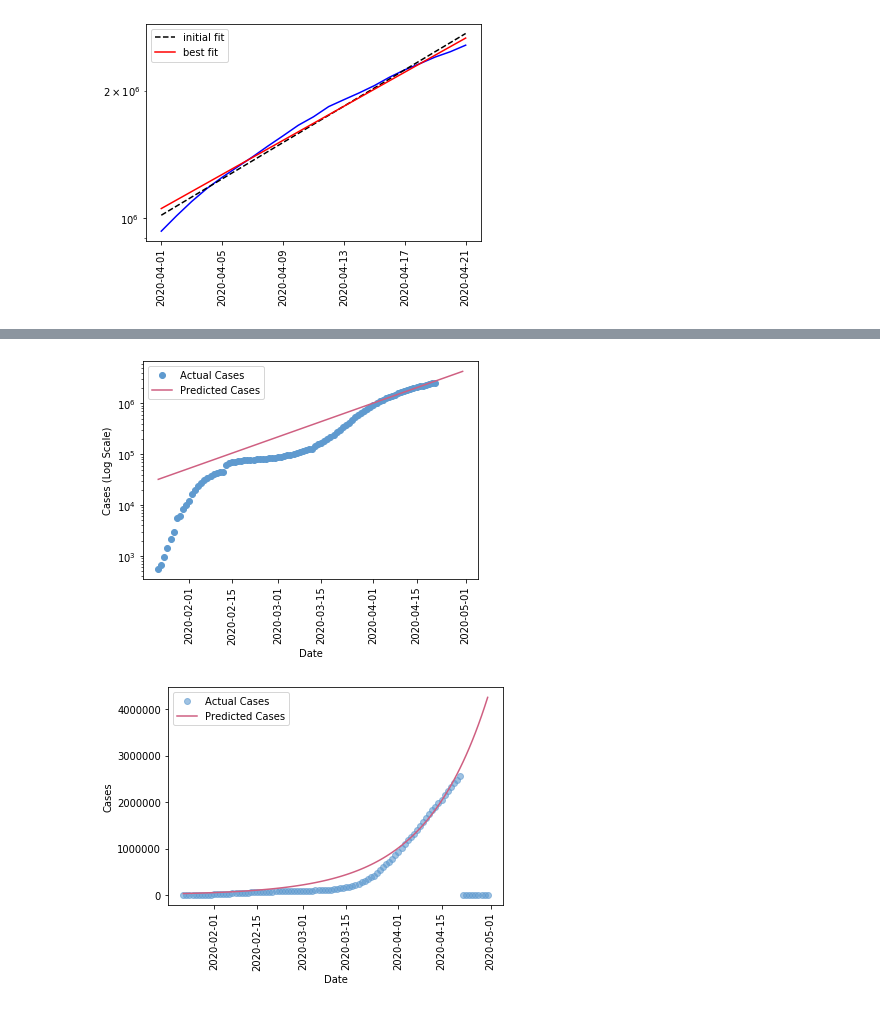
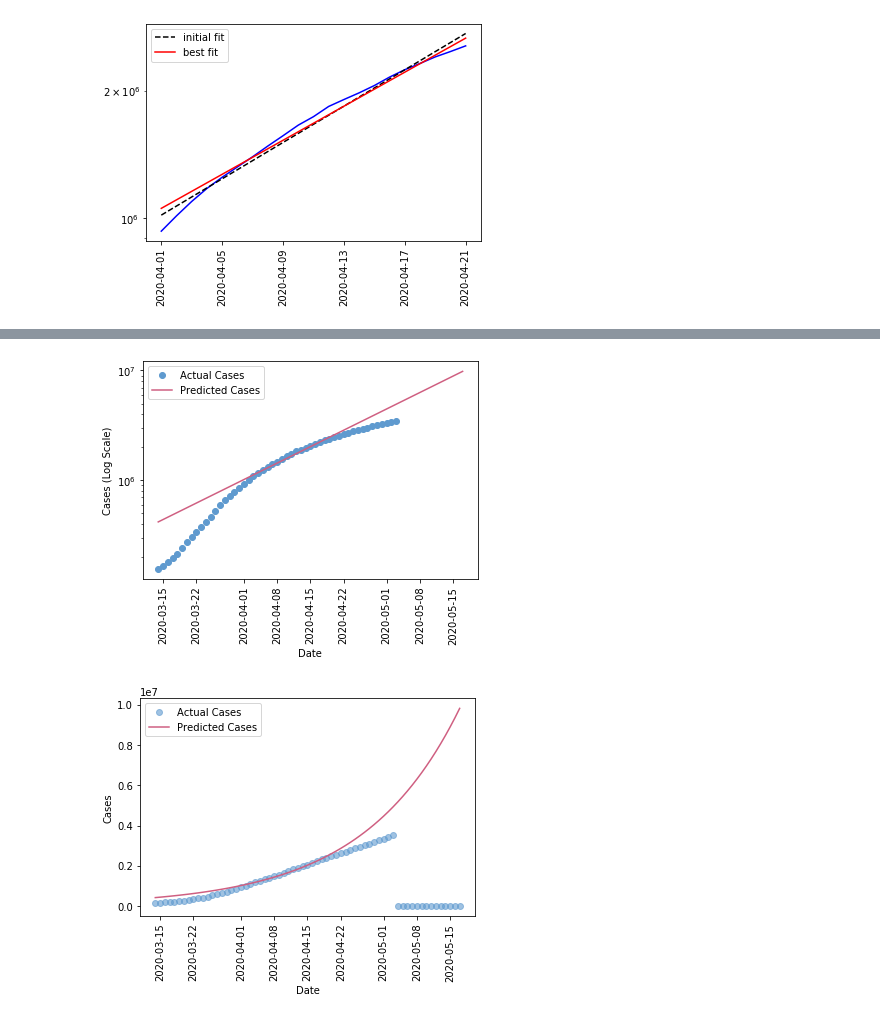
Before and after one commit to mortie23/covid-19-analysis, a Jupyter notebook: python/notebook.ipynb, the cells around one changed output, grey strips where cells are left out. Drawn from its saved outputs; the diff is of its cells as text; code cells hidden in the pictures.

Commit message:
adding new data

```diff
--- a/python/notebook.ipynb
+++ b/python/notebook.ipynb
@@ -75,6 +75,9 @@ Index(['prov_state', 'country', 'lat', 'lon', 'date_char', 'cases', 'date'], dty
 # Aggregate to basic global timeseries
 tsdata_global = tsdata_stack.groupby(['date'])[['cases']].sum().reset_index()
 tsdata_global['days_since'] = (pd.to_datetime('2020-01-21') - tsdata_global['date']).dt.days.abs()
+## Get the max and min date in the dataset
+date_min = tsdata_global.date.min()
+date_max = tsdata_global.date.max()
 tsdata_global
 # %% [output]
 |  | date | cases | days_since |
@@ -153,5 +163,5 @@ tsdata_recent
 # %%
-## Fit a model
-model = ExponentialModel()
-params = model.guess(tsdata_recent['cases'], x=tsdata_recent['days_since'])
-result = model.fit(tsdata_recent['cases'], params, x=tsdata_recent['days_since'])
+## Fit an exponential model
+modelExp = ExponentialModel()
+paramsExp = modelExp.guess(tsdata_recent['cases'], x=tsdata_recent['days_since'])
+resultExp = modelExp.fit(tsdata_recent['cases'], paramsExp, x=tsdata_recent['days_since'])
@@ -203,0 +249,5 @@ plt.show()
+# %%
+## Create a line space that represtents the complete timeseries with a 15 day forecast horizon
+linespace_size = (date_max - date_min).days + 15
+xwide = np.linspace(1, linespace_size, linespace_size)
+xwide
@@ -204,16 +266,21 @@ plt.show()
 # %%
+## Exponenital
 ## Score model for values outside fitting range
-xwide = np.linspace(1, 100, 100)
-predicted = model.eval(params, x=xwide)
-tsdata_pred = pd.DataFrame({'x':xwide, 'pred_cases':predicted})
+predictedExp = modelExp.eval(paramsExp, x=xwide)
+tsdata_pExp = pd.DataFrame({'x':xwide, 'pred_cases':predictedExp})
 
 ## join dataframes
 ## Fill the NaN values with 0
-tsdata_all = pd.concat([tsdata_global, tsdata_pred], axis=1, sort=False).fillna(0)
+tsdata_Exp = pd.concat([tsdata_global, tsdata_pExp], axis=1, sort=False).fillna(0)
 
 ## Fill out the date
-tsdata_all['days_type'] = pd.to_timedelta(tsdata_all['x'], unit='D')
-tsdata_all['date_new'] = pd.to_datetime('2020-01-21') + tsdata_all['days_type']
-tsdata_all
+tsdata_Exp['days_type'] = pd.to_timedelta(tsdata_Exp['x'], unit='D')
+tsdata_Exp['date_new'] = pd.to_datetime('2020-01-21') + tsdata_Exp['days_type']
+tsdata_Exp
+
+## Create datafram that is a plot since 14-Mar-2020
+mask = (tsdata_Exp['date_new'] >= '2020-03-14')
+tsdata_plotExp = tsdata_Exp.loc[mask]
+tsdata_plotExp
 # %% [output]
 |  | date | cases | days_since | x | pred_cases | days_type | date_new |
@@ -232,7 +332,8 @@ tsdata_all
 # %%
+# Exponential model log scale
 # Plot the results
-plt.plot(tsdata_all['date_new'], tsdata_all['cases'], 'o', color='#5f9acf', label='Actual Cases')
-plt.plot(tsdata_all['date_new'], tsdata_all['pred_cases'], '-', color='#cf5f81',label='Predicted Cases')
+plt.plot(tsdata_plotExp['date_new'], tsdata_plotExp['cases'], 'o', color='#5f9acf', label='Actual Cases')
+plt.plot(tsdata_plotExp['date_new'], tsdata_plotExp['pred_cases'], '-', color='#cf5f81',label='Predicted Cases')
 plt.legend(loc='best')
 plt.xticks(rotation=90)
 plt.yscale('log')
@@ -240,15 +341,16 @@ plt.xlabel('Date')
 plt.ylabel('Cases (Log Scale)')
 plt.show()
 # %% [output]
-[figure, old version]
+[figure, new version]
 # %%
+# Exponential model linear scale
 # Plot the results
-plt.plot(tsdata_all['date_new'], tsdata_all['cases'], 'o', color='#5f9acf', alpha=0.6, label='Actual Cases')
-plt.plot(tsdata_all['date_new'], tsdata_all['pred_cases'], '-', color='#cf5f81',label='Predicted Cases')
+plt.plot(tsdata_plotExp['date_new'], tsdata_plotExp['cases'], 'o', color='#5f9acf', alpha=0.6, label='Actual Cases')
+plt.plot(tsdata_plotExp['date_new'], tsdata_plotExp['pred_cases'], '-', color='#cf5f81',label='Predicted Cases')
 plt.legend(loc='best')
 plt.xticks(rotation=90)
 plt.xlabel('Date')
 plt.ylabel('Cases')
 plt.show()
 # %% [output]
-[figure, old version]
+[figure, new version]
```
Also changed, not shown: parts of 24 cells of this notebook, 13 other files.
